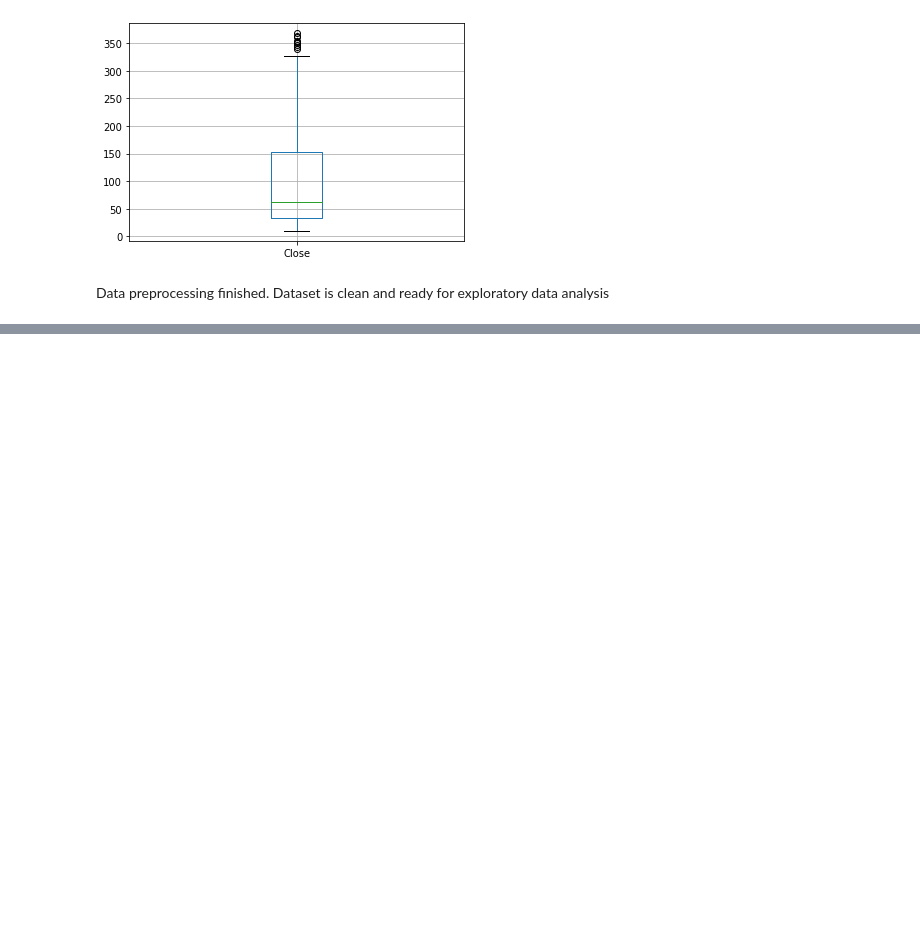
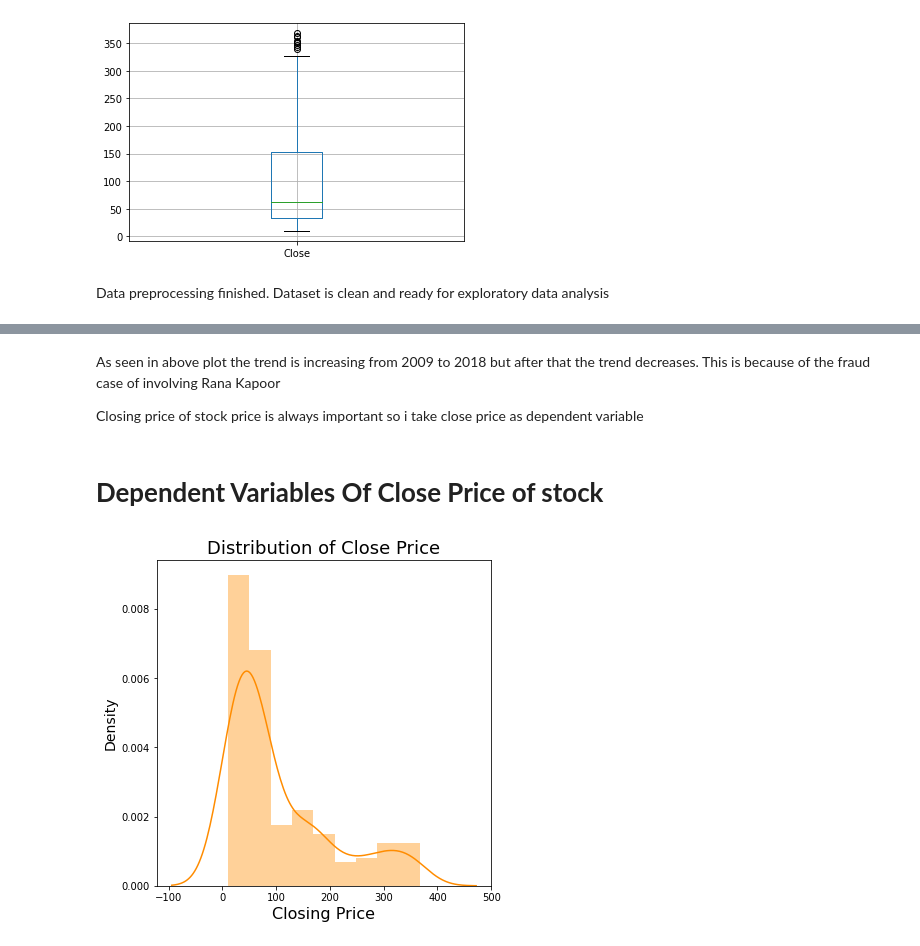
Before and after one commit to ChetanJadhav2341/Yes-Bank-Stock-Closing-Price-Prediction, a Jupyter notebook: Yes_Bank_Stock_Closing_Price_Prediction.ipynb, the cells around one changed output, grey strips where cells are left out. Cells and saved outputs as stored; diff of their text form; code cells hidden in the pictures; blank space fills up the shorter version.

```diff
--- a/Yes_Bank_Stock_Closing_Price_Prediction.ipynb
+++ b/Yes_Bank_Stock_Closing_Price_Prediction.ipynb
@@ -182,0 +200,25 @@ Data preprocessing finished. Dataset is clean and ready for exploratory data ana
+# %% [markdown]
+As seen in above plot the trend is increasing from 2009 to 2018 but after that the trend
+decreases. This is because of the fraud case of involving Rana Kapoor
+
+
+
+
+Closing price of stock price is always important so i take close price as dependent
+variable
+# %% [markdown]
+# **Dependent Variables Of Close Price of stock**
+# %%
+# dependent variable is 'Close'
+# Normal Distribution
+
+plt.figure(figsize = (6,6))
+
+sns.distplot(df['Close'], color = 'DarkOrange')
+
+plt.title('Distribution of Close Price', fontsize=18)
+plt.xlabel('Closing Price', fontsize= 16)
+plt.ylabel('Density', fontsize=14)
+plt.show()
+# %% [output]
+[figure, added]
```
Also changed, not shown: parts of 29 cells of this notebook.
